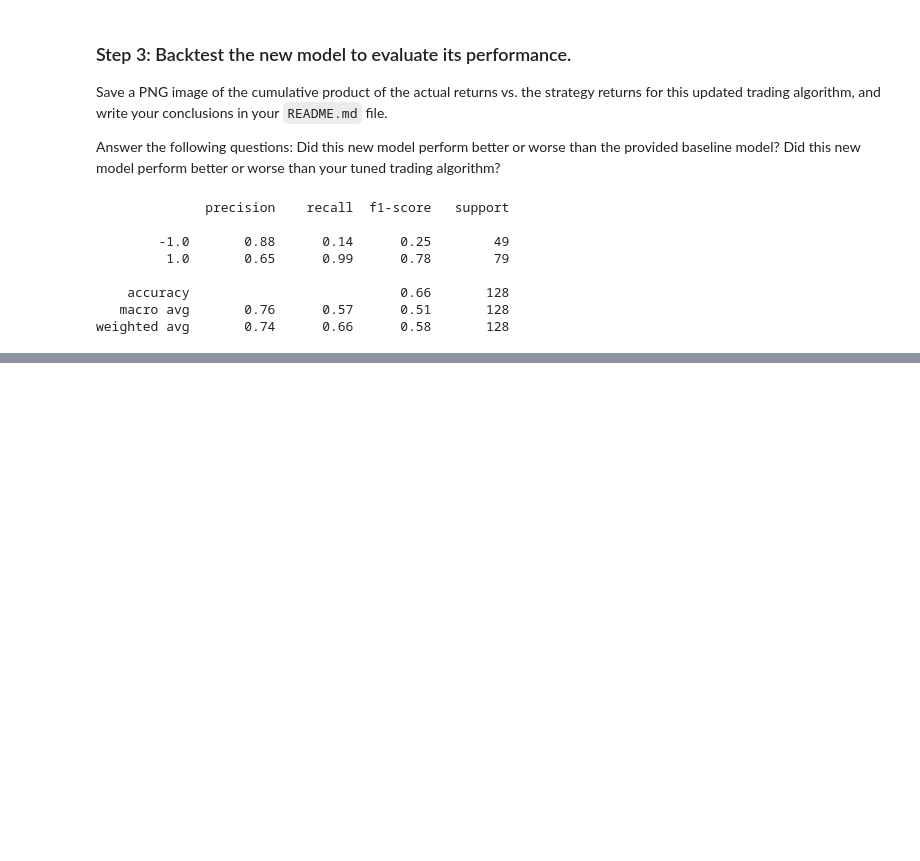
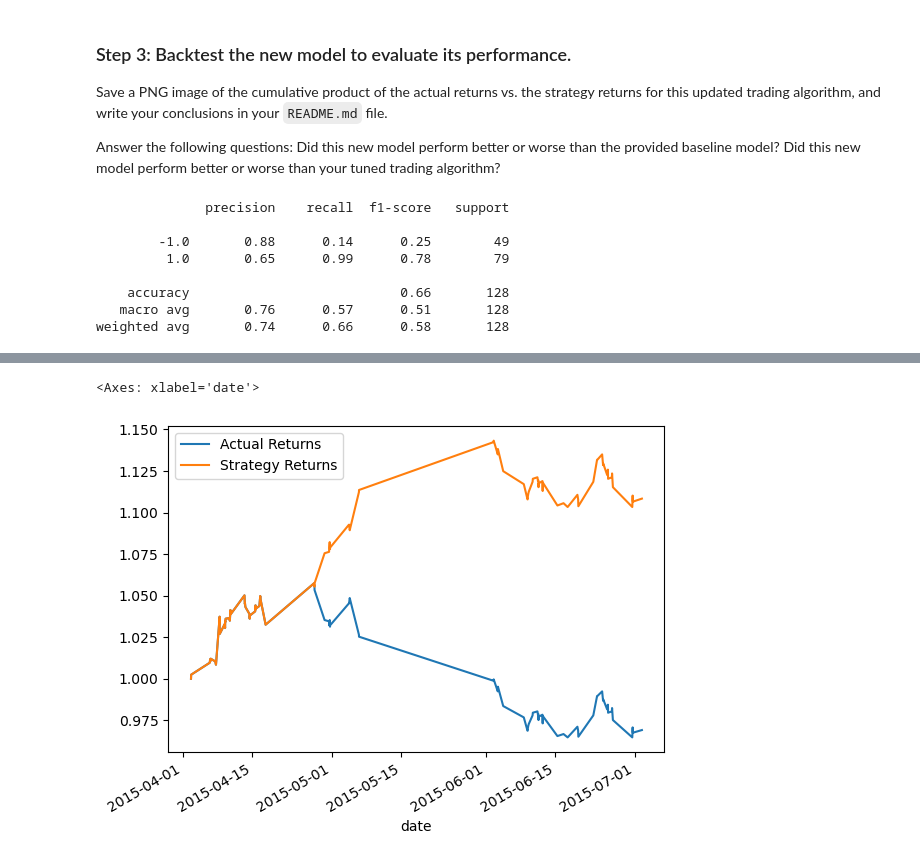
Before and after one commit to mfranca95/Algo_Trading_Homework, a Jupyter notebook: machine_learning_trading_bot.ipynb, the cells around one changed output, grey strips where cells are left out. Cells and saved outputs as stored; diff of their text form; code cells hidden in the pictures; blank space fills up the shorter version.

```diff
--- a/machine_learning_trading_bot.ipynb
+++ b/machine_learning_trading_bot.ipynb
@@ -481,16 +481,17 @@ weighted avg       0.74      0.66      0.58       128
 # Create a new empty predictions DataFrame:
 
 # Create a predictions DataFrame
-pred_df = pd.DataFrame(index=X_test.index)
+pred_df = pd.DataFrame(index=X_train.index)
 
 # Add the SVM model predictions to the DataFrame
-# YOUR CODE HERE
+pred_df['Predicted'] = pred
 
 # Add the actual returns to the DataFrame
-# YOUR CODE HERE
+pred_df['Actual Returns'] = signals_df['Actual Returns']
 
 # Add the strategy returns to the DataFrame
-# YOUR CODE HERE
+pred_df['Strategy Returns'] = pred_df['Actual Returns'] * pred_df['Predicted']
 
 # Review the DataFrame
-# YOUR CODE HERE
+display(pred_df.head())
+display(pred_df.tail())
@@ -497,3 +513,6 @@ pred_df = pd.DataFrame(index=X_test.index)
 # %%
 # Plot the actual returns versus the strategy returns
-# YOUR CODE HERE
+(1 + pred_df[["Actual Returns", "Strategy Returns"]]).cumprod().plot()
+# %% [output]
+<Axes: xlabel='date'>
+[figure, added]
```
Also changed, not shown: parts of 1 cell of this notebook.
